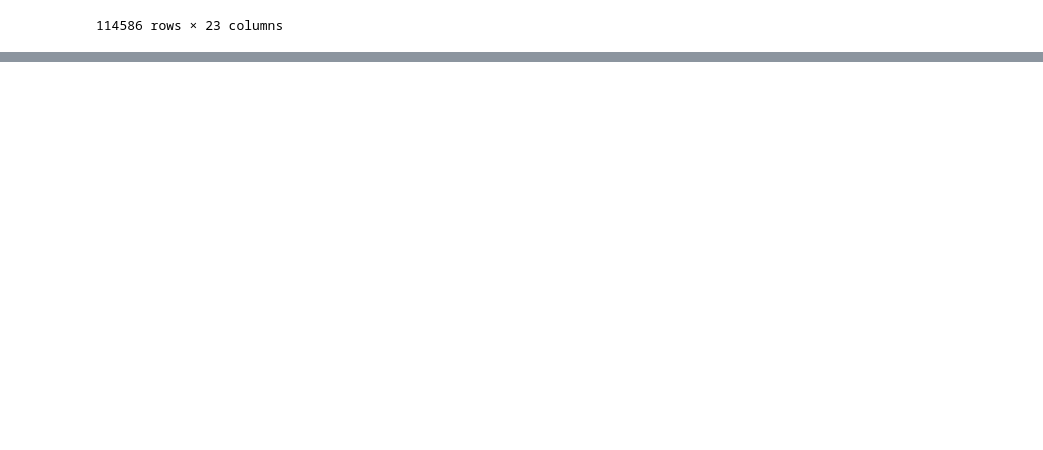
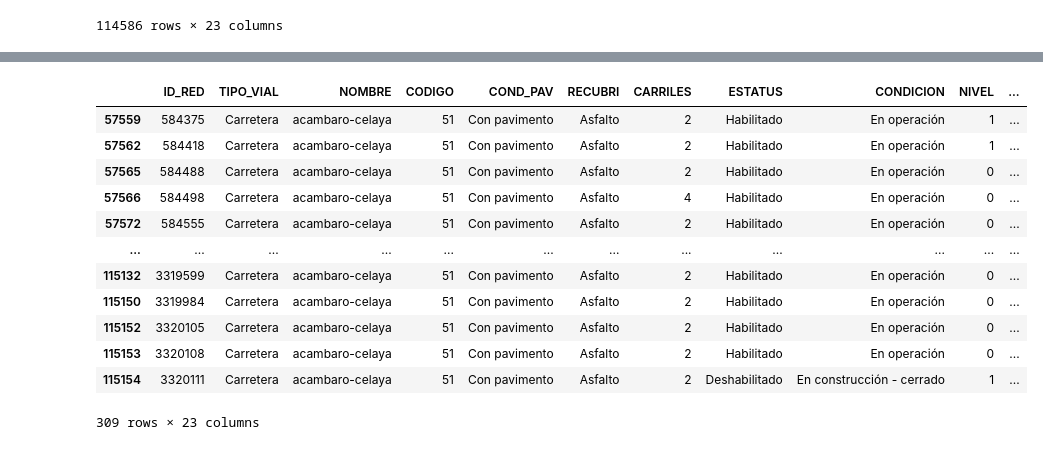
Before and after one commit to JorgeICS/Primeos_Analisis_Geopandas, a Jupyter notebook: filtrado_nodos.ipynb, the cells around one changed output, grey strips where cells are left out. Saved outputs shown, nothing was run; the diff lists cells and outputs as text; code cells hidden in the pictures; blank space fills up the shorter version.

```diff
--- a/filtrado_nodos.ipynb
+++ b/filtrado_nodos.ipynb
@@ -300,0 +317,16 @@ files.download('CF_simp.geojson')
+# %%
+CF_simp[CF_simp['NOMBRE'] == 'acambaro-celaya']
+# %% [output]
+|  | ID_RED | TIPO_VIAL | NOMBRE | CODIGO | COND_PAV | RECUBRI | CARRILES | ESTATUS | CONDICION | NIVEL | ... |
+| 57559 | 584375 | Carretera | acambaro-celaya | 51 | Con pavimento | Asfalto | 2 | Habilitado | En operación | 1 | ... |
+| 57562 | 584418 | Carretera | acambaro-celaya | 51 | Con pavimento | Asfalto | 2 | Habilitado | En operación | 1 | ... |
+| 57565 | 584488 | Carretera | acambaro-celaya | 51 | Con pavimento | Asfalto | 2 | Habilitado | En operación | 0 | ... |
+| 57566 | 584498 | Carretera | acambaro-celaya | 51 | Con pavimento | Asfalto | 4 | Habilitado | En operación | 0 | ... |
+| 57572 | 584555 | Carretera | acambaro-celaya | 51 | Con pavimento | Asfalto | 2 | Habilitado | En operación | 0 | ... |
+| ... | ... | ... | ... | ... | ... | ... | ... | ... | ... | ... | ... |
+| 115132 | 3319599 | Carretera | acambaro-celaya | 51 | Con pavimento | Asfalto | 2 | Habilitado | En operación | 0 | ... |
+| 115150 | 3319984 | Carretera | acambaro-celaya | 51 | Con pavimento | Asfalto | 2 | Habilitado | En operación | 0 | ... |
+| 115152 | 3320105 | Carretera | acambaro-celaya | 51 | Con pavimento | Asfalto | 2 | Habilitado | En operación | 0 | ... |
+| 115153 | 3320108 | Carretera | acambaro-celaya | 51 | Con pavimento | Asfalto | 2 | Habilitado | En operación | 0 | ... |
+| 115154 | 3320111 | Carretera | acambaro-celaya | 51 | Con pavimento | Asfalto | 2 | Deshabilitado | En construcción - cerrado | 1 | ... |
+309 rows × 23 columns
```
Also changed, not shown: parts of 1 cell of this notebook.
